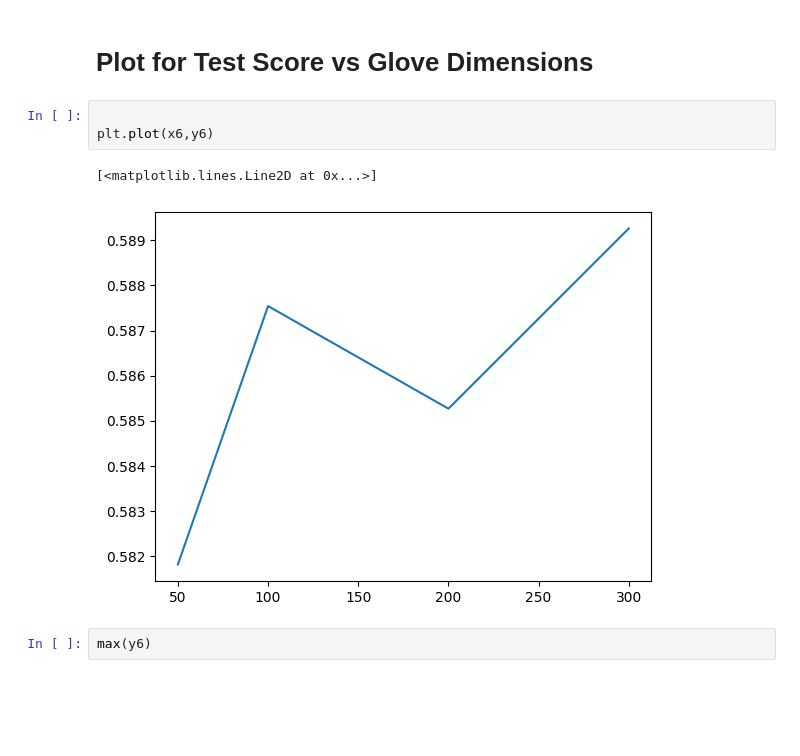
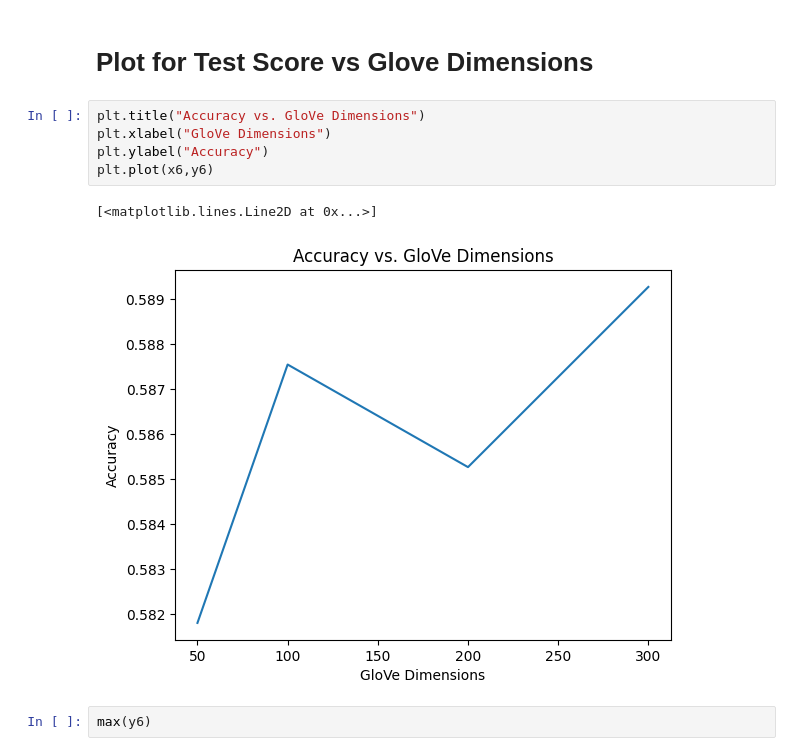
Before and after one commit to richanghmc/NLP_semi_eval_task7, a Jupyter notebook: humor_regression.ipynb, the cells around one changed output. Drawn from its saved outputs; the diff is of its cells as text; blank space fills up the shorter version.

```diff
--- a/humor_regression.ipynb
+++ b/humor_regression.ipynb
@@ -438,12 +444,14 @@ for dim in x6:
 y6 = np.array(y6)
 # %% [markdown]
 # Plot for Test Score vs Glove Dimensions
-# %%
-
-plt.plot(x6,y6)
-# %% [output]
-[<matplotlib.lines.Line2D at 0x...>]
-[figure, removed]
+# %%
+plt.title("Accuracy vs. GloVe Dimensions")
+plt.xlabel("GloVe Dimensions")
+plt.ylabel("Accuracy")
+plt.plot(x6,y6)
+# %% [output]
+[<matplotlib.lines.Line2D at 0x...>]
+[figure, added]
 # %%
 max(y6)
 # %% [output]
```
Also changed, not shown: parts of 3 cells of this notebook.
